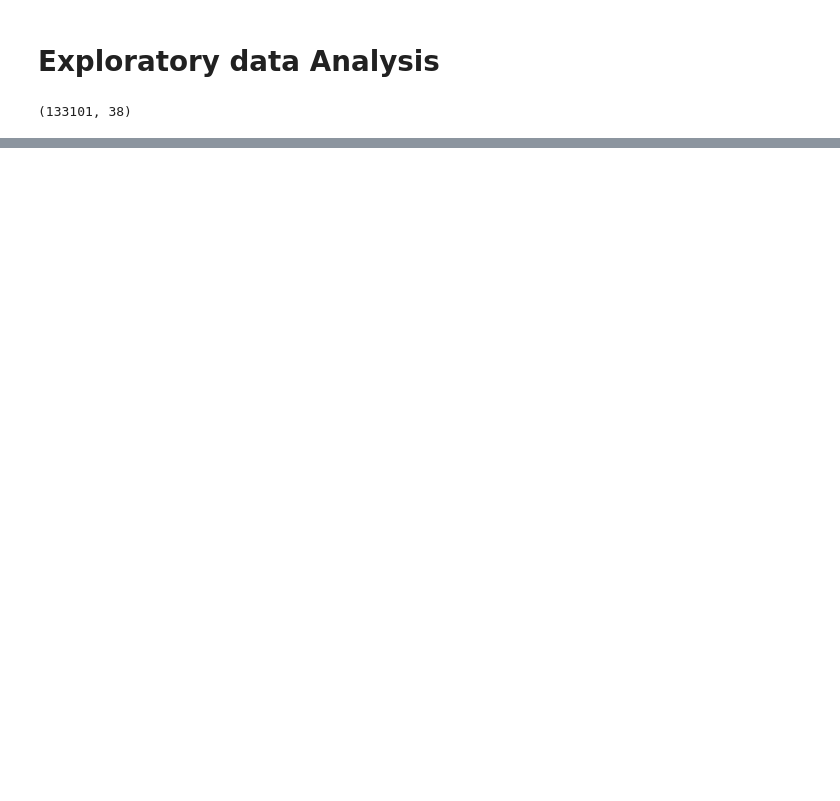
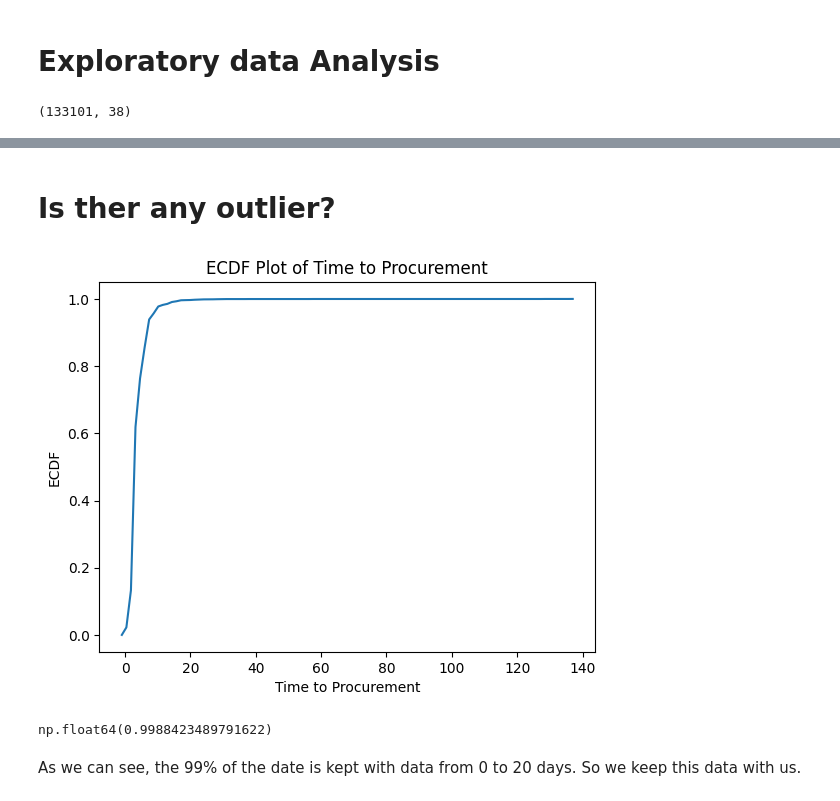
Before and after one commit to juanes-grimaldos/health-project-mlops, a Jupyter notebook: src/initial_model.ipynb, the cells around one changed output, grey strips where cells are left out. Drawn from its saved outputs; the diff is of its cells as text; code cells hidden in the pictures; blank space fills up the shorter version.

```diff
--- a/src/initial_model.ipynb
+++ b/src/initial_model.ipynb
@@ -69,0 +39,6 @@ Name: time_procured, dtype: object
+# %%
+def filter_data():
+    df_sub = df.loc[df['time_procured'].notnull() & df['time_referred'].notnull()].copy()
+    return df_sub
+df_sub = filter_data()
+df_sub.shape
@@ -69,0 +59,6 @@ Name: time_procured, dtype: object
+# %%
+df_sub['time_referred_time'] = pd.to_datetime(df_sub['time_referred'], format='ISO8601')
+df_sub['time_procured_time'] = pd.to_datetime(df_sub['time_procured'], format='ISO8601')
+# %%
+df_sub['time_to_procurement'] = (df_sub['time_procured_time'] - df_sub['time_referred_time']).dt.days
+df_sub['time_to_procurement']
@@ -69,0 +78,32 @@ Name: time_procured, dtype: object
+# %% [markdown]
+# Is ther any outlier?
+# %%
+import numpy as np
+
+import matplotlib.pyplot as plt
+import statsmodels.api as sm
+
+# Calculate the ECDF
+ecdf = sm.distributions.ECDF(df_sub['time_to_procurement'])
+
+# Generate x values for the ECDF plot
+x = np.linspace(min(df_sub['time_to_procurement']), max(df_sub['time_to_procurement']), num=100)
+
+# Calculate the y values for the ECDF plot
+y = ecdf(x)
+
+# Plot the ECDF
+plt.plot(x, y)
+plt.xlabel('Time to Procurement')
+plt.ylabel('ECDF')
+plt.title('ECDF Plot of Time to Procurement')
+
+plt.show()
+# %% [output]
+[figure, added]
+# %%
+y[20]
+# %% [output]
+np.float64(0.9988423489791622)
+# %% [markdown]
+As we can see, the 99% of the date is kept with data from 0 to 20 days. So we keep this data with us.
```
Also changed, not shown: parts of 31 cells of this notebook.
